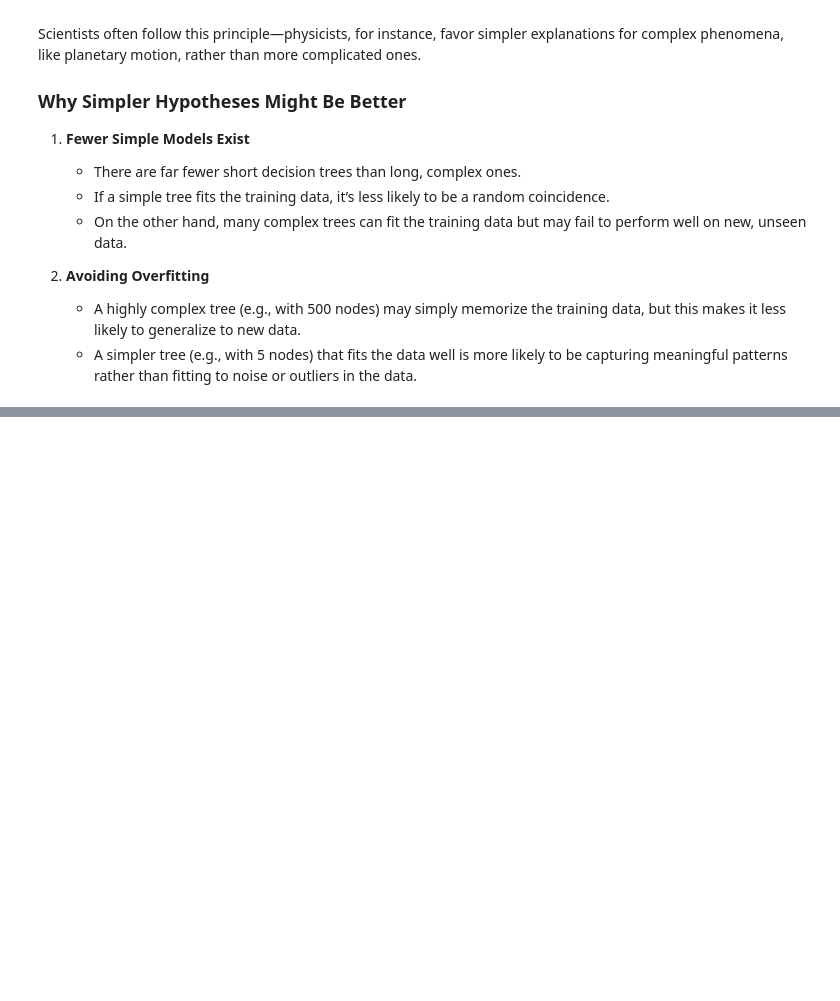
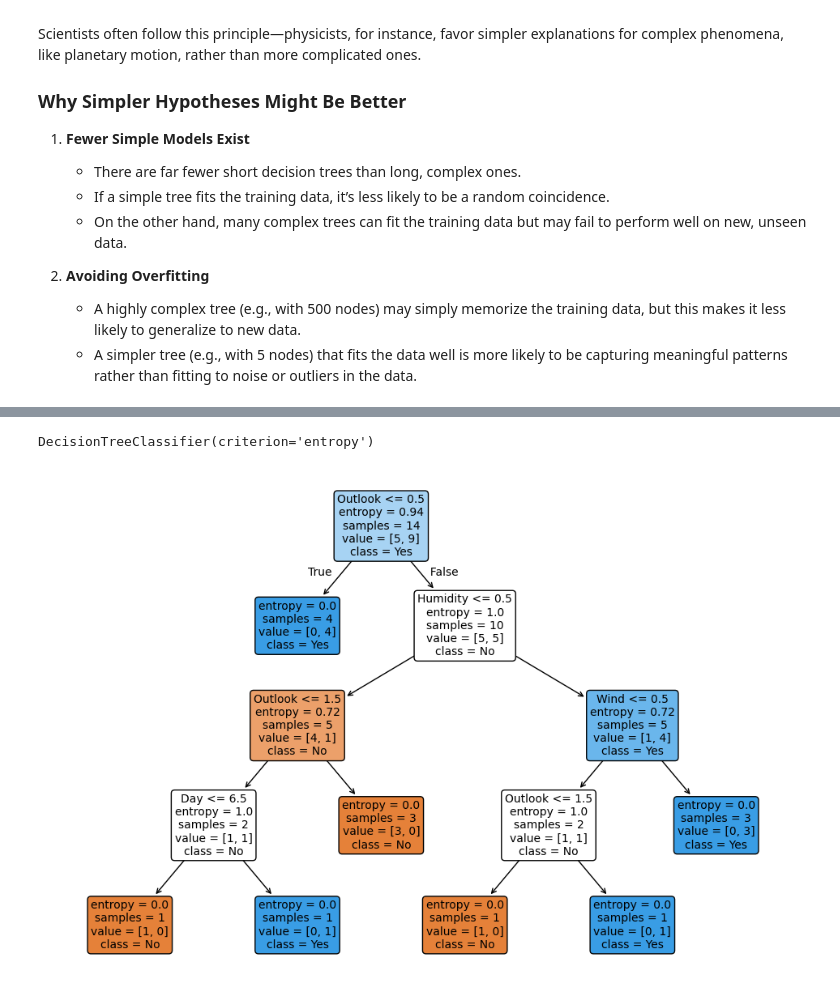
Before and after one commit to geethauma815/machine_learning, a Jupyter notebook: Class/Decision Trees.ipynb, the cells around one changed output, grey strips where cells are left out. Drawn from its saved outputs; the diff is of its cells as text; code cells hidden in the pictures; blank space fills up the shorter version.

```diff
--- a/Class/Decision Trees.ipynb
+++ b/Class/Decision Trees.ipynb
@@ -412,0 +419,15 @@ Scientists often follow this principle—physicists, for instance, favor simpler
+# %%
+# Create the dataset
+data = {
+    "Day": ["D1", "D2", "D3", "D4", "D5", "D6", "D7", "D8", "D9", "D10", "D11", "D12", "D13", "D14"],
+    "Outlook": ["Sunny", "Sunny", "Overcast", "Rain", "Rain", "Rain", "Overcast", "Sunny", "Sunny", "Rain", "Sunny", "Overcast", "Overcast", "Rain"],
+    "Temperature": ["Hot", "Hot", "Hot", "Mild", "Cool", "Cool", "Cool", "Mild", "Cool", "Mild", "Mild", "Hot", "Hot", "Mild"],
+    "Humidity": ["High", "High", "High", "High", "Normal", "Normal", "Normal", "High", "Normal", "Normal", "Normal", "High", "Normal", "High"],
+    "Wind": ["Weak", "Strong", "Weak", "Weak", "Weak", "Strong", "Strong", "Weak", "Weak", "Weak", "Strong", "Strong", "Weak", "Strong"],
+    "PlayTennis": ["No", "No", "Yes", "Yes", "Yes", "No", "Yes", "No", "Yes", "Yes", "Yes", "Yes", "Yes", "No"]
+}
+
+# Create the DataFrame
+df = pd.DataFrame(data)
+df = df.set_index("Day")
+df
@@ -412,0 +451,6 @@ Scientists often follow this principle—physicists, for instance, favor simpler
+# %%
+# Encode categorical variables
+encoder = LabelEncoder()
+for column in df.columns:
+    df[column] = encoder.fit_transform(df[column])
+df
@@ -412,0 +474,17 @@ Scientists often follow this principle—physicists, for instance, favor simpler
+# %%
+# Split into features and target
+X = df.drop("PlayTennis", axis=1)
+y = df["PlayTennis"]
+
+# Train the Decision Tree model
+clf = DecisionTreeClassifier(criterion='entropy')
+clf.fit(X, y)
+# %% [output]
+DecisionTreeClassifier(criterion='entropy')
+# %%
+# Visualize the tree using better visualization
+plt.figure(figsize=(12, 8))
+tree.plot_tree(clf, feature_names=X.columns, class_names=["No", "Yes"], filled=True, rounded=True, fontsize=10, precision=2)
+plt.show()
+# %% [output]
+[figure, added]
```
Also changed, not shown: parts of 4 cells of this notebook.
